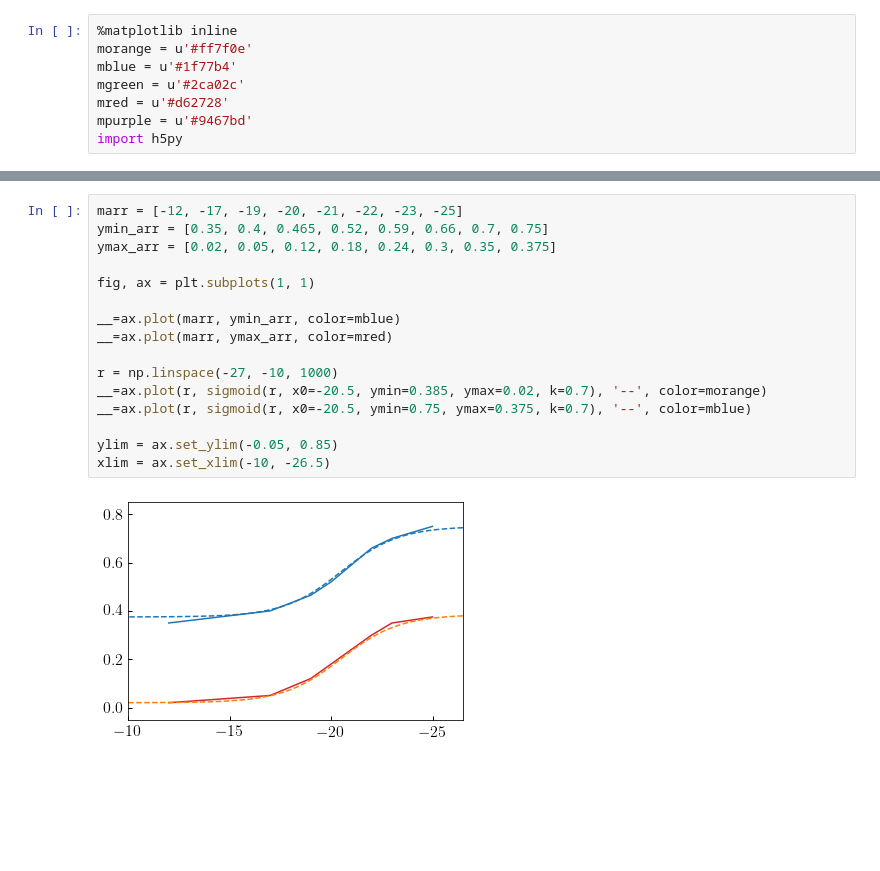
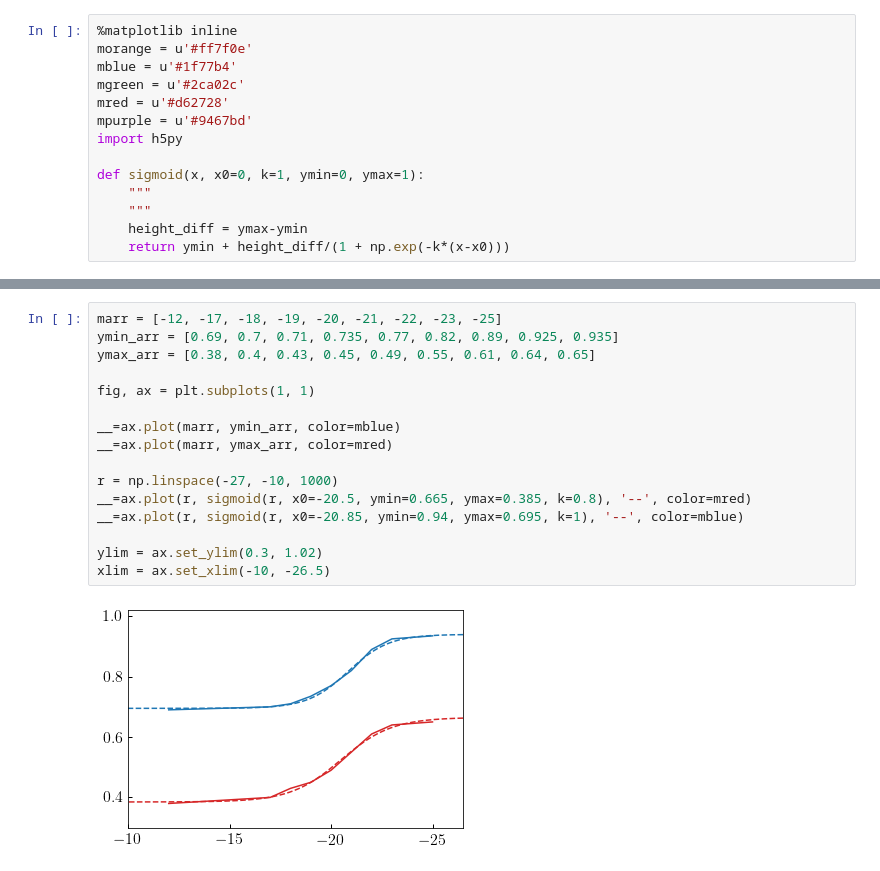
Before and after one commit to LSSTDESC/cosmodc2, a Jupyter notebook: notebooks/recalibrate_gr_evolution.ipynb, the cells around one changed output, grey strips where cells are left out. Saved outputs shown, nothing was run; the diff lists cells and outputs as text; blank space fills up the shorter version.

```diff
--- a/notebooks/recalibrate_gr_evolution.ipynb
+++ b/notebooks/recalibrate_gr_evolution.ipynb
@@ -6,6 +6,12 @@ mgreen = u'#2ca02c'
 mred = u'#d62728'
 mpurple = u'#9467bd'
 import h5py
+
+def sigmoid(x, x0=0, k=1, ymin=0, ymax=1):
+    """
+    """
+    height_diff = ymax-ymin
+    return ymin + height_diff/(1 + np.exp(-k*(x-x0)))
 # %%
 from cosmodc2.sdss_colors.sigmoid_g_minus_r import (
     default_ms_peak_gr, default_red_peak_gr,
@@ -92,18 +175,18 @@ xlim = ax.set_xlim(0, 1.25)
 # %%
-marr = [-12, -17, -19, -20, -21, -22, -23, -25]
-ymin_arr = [0.35, 0.4, 0.465, 0.52, 0.59, 0.66, 0.7, 0.75]
-ymax_arr = [0.02, 0.05, 0.12, 0.18, 0.24, 0.3, 0.35, 0.375]
+marr = [-12, -17, -18, -19, -20, -21, -22, -23, -25]
+ymin_arr = [0.69, 0.7, 0.71, 0.735, 0.77, 0.82, 0.89, 0.925, 0.935]
+ymax_arr = [0.38, 0.4, 0.43, 0.45, 0.49, 0.55, 0.61, 0.64, 0.65]
 
 fig, ax = plt.subplots(1, 1)
 
 __=ax.plot(marr, ymin_arr, color=mblue)
 __=ax.plot(marr, ymax_arr, color=mred)
 
 r = np.linspace(-27, -10, 1000)
-__=ax.plot(r, sigmoid(r, x0=-20.5, ymin=0.385, ymax=0.02, k=0.7), '--', color=morange)
-__=ax.plot(r, sigmoid(r, x0=-20.5, ymin=0.75, ymax=0.375, k=0.7), '--', color=mblue)
+__=ax.plot(r, sigmoid(r, x0=-20.5, ymin=0.665, ymax=0.385, k=0.8), '--', color=mred)
+__=ax.plot(r, sigmoid(r, x0=-20.85, ymin=0.94, ymax=0.695, k=1), '--', color=mblue)
 
-ylim = ax.set_ylim(-0.05, 0.85)
+ylim = ax.set_ylim(0.3, 1.02)
 xlim = ax.set_xlim(-10, -26.5)
 # %% [output]
-[figure, old version]
+[figure, new version]
```
Also changed, not shown: parts of 2 cells of this notebook, 1 other file.
